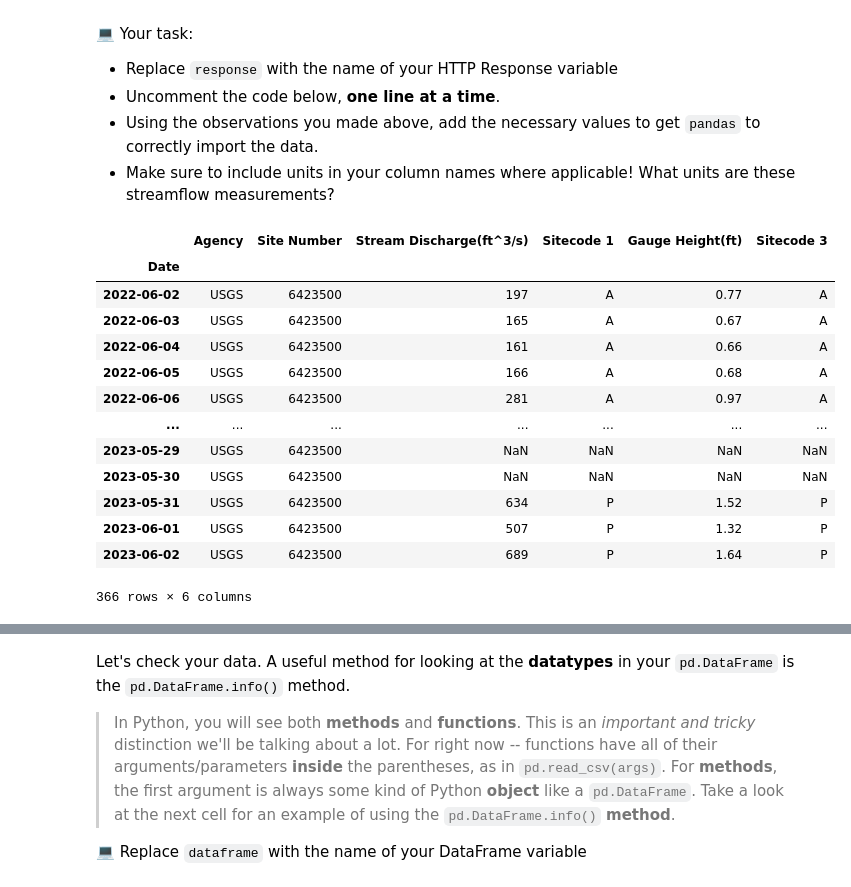
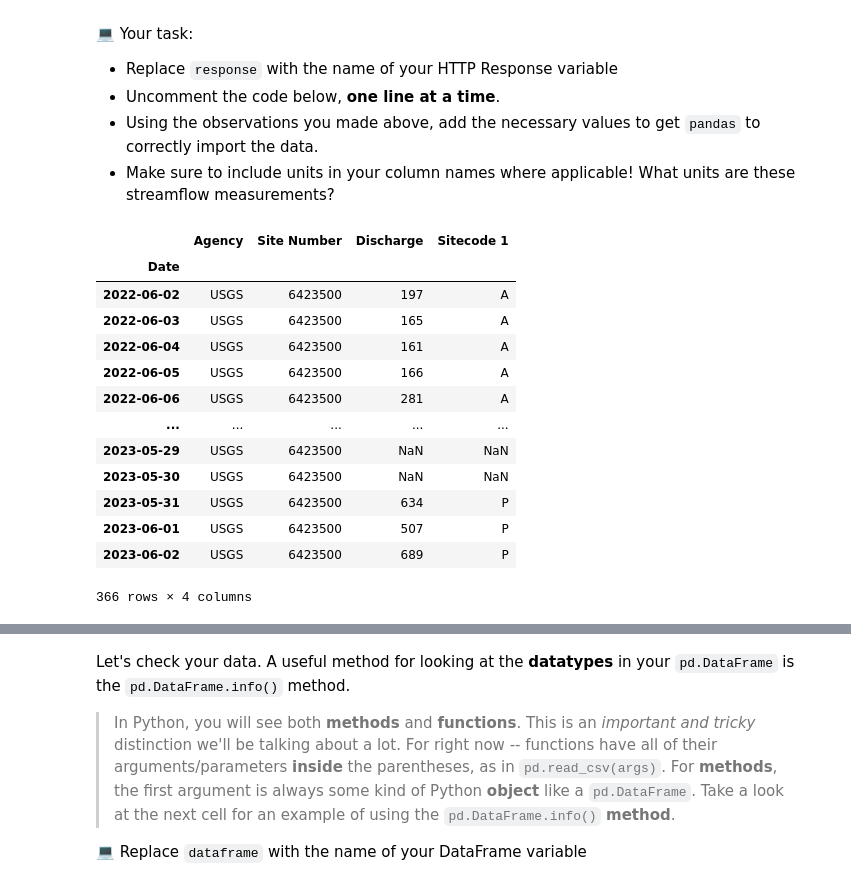
Before and after one commit to Doobernicus/time-series-data-Doobernicus, a Jupyter notebook: stars-02-time-series.ipynb, the cells around one changed output, grey strips where cells are left out. Drawn from its saved outputs; the diff is of its cells as text; code cells hidden in the pictures.

Commit message:
dropped extra columns

```diff
--- a/stars-02-time-series.ipynb
+++ b/stars-02-time-series.ipynb
@@ -222,7 +222,9 @@ In the cell below complete the following task:
 2. Download the data using the provided code.
 3. Save the result (or HTTP Response) to a **descriptive variable**, and call the variable at the end of the cell.
 # %%
-nwis_url = 'https://waterdata.usgs.gov/nwis/dv?cb_00060=on&cb_00065=on&format=rdb&site_no=06423500&legacy=&referred_module=sw&period=&begin_date=2022-06-02&end_date=2023-06-02'
+nwis_url = ('https://waterdata.usgs.gov/nwis/dv?cb_00060=on&cb_00065='
+            'on&format=rdb&site_no=06423500&legacy=&referred_module='
+            'sw&period=&begin_date=2022-06-02&end_date=2023-06-02')
 # YOUR CODE HERE
 
 
@@ -303,32 +305,34 @@ Notice that when you print your downloaded data, each line has a `b` in front of
   * Using the observations you made above, add the necessary values to get `pandas` to correctly import the data.
   * Make sure to include units in your column names where applicable! What units are these streamflow measurements?
 # %%
-pd.read_csv(
+wasta_flow = pd.read_csv(
     BytesIO(Req.content),
     comment='#',
     delimiter='\t',
     skiprows=[30, 31],
-    names=['Agency', 'Site Number', 'Date', 'Stream Discharge(ft^3/s)', 'Sitecode 1', 'Gauge Height(ft)', 'Sitecode 3' ],
+    names=['Agency', 'Site Number', 'Date', 'Discharge', 'Sitecode 1', 'Gauge Height', 'Sitecode 2' ],
     index_col='Date',
     parse_dates=True,
 )
 
-# YOUR CODE HERE
+wasta_flow_revised = wasta_flow.drop(columns = ["Gauge Height", "Sitecode 2"])
+
+wasta_flow_revised
 # %% [output]
-|  | Agency | Site Number | Stream Discharge(ft^3/s) | Sitecode 1 | Gauge Height(ft) | Sitecode 3 |
-| Date |  |  |  |  |  |  |
-| 2022-06-02 | USGS | 6423500 | 197 | A | 0.77 | A |
-| 2022-06-03 | USGS | 6423500 | 165 | A | 0.67 | A |
-| 2022-06-04 | USGS | 6423500 | 161 | A | 0.66 | A |
-| 2022-06-05 | USGS | 6423500 | 166 | A | 0.68 | A |
-| 2022-06-06 | USGS | 6423500 | 281 | A | 0.97 | A |
-| ... | ... | ... | ... | ... | ... | ... |
-| 2023-05-29 | USGS | 6423500 | NaN | NaN | NaN | NaN |
-| 2023-05-30 | USGS | 6423500 | NaN | NaN | NaN | NaN |
-| 2023-05-31 | USGS | 6423500 | 634 | P | 1.52 | P |
-| 2023-06-01 | USGS | 6423500 | 507 | P | 1.32 | P |
-| 2023-06-02 | USGS | 6423500 | 689 | P | 1.64 | P |
+|  | Agency | Site Number | Discharge | Sitecode 1 |
+| Date |  |  |  |  |
+| 2022-06-02 | USGS | 6423500 | 197 | A |
+| 2022-06-03 | USGS | 6423500 | 165 | A |
+| 2022-06-04 | USGS | 6423500 | 161 | A |
+| 2022-06-05 | USGS | 6423500 | 166 | A |
+| 2022-06-06 | USGS | 6423500 | 281 | A |
+| ... | ... | ... | ... | ... |
+| 2023-05-29 | USGS | 6423500 | NaN | NaN |
+| 2023-05-30 | USGS | 6423500 | NaN | NaN |
+| 2023-05-31 | USGS | 6423500 | 634 | P |
+| 2023-06-01 | USGS | 6423500 | 507 | P |
+| 2023-06-02 | USGS | 6423500 | 689 | P |
-366 rows × 6 columns
+366 rows × 4 columns
 # %%
 ans_df = _
 df_points = 0
```
Also changed, not shown: parts of 9 cells of this notebook.
